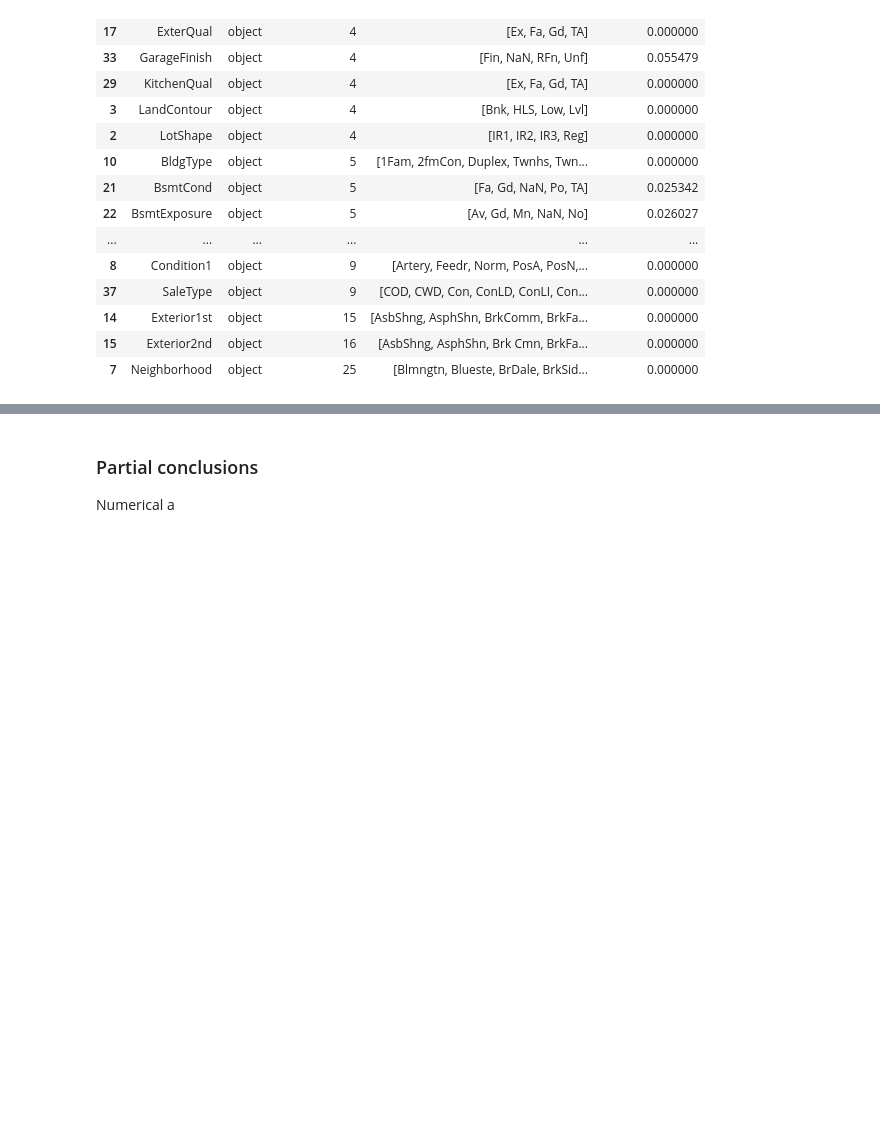
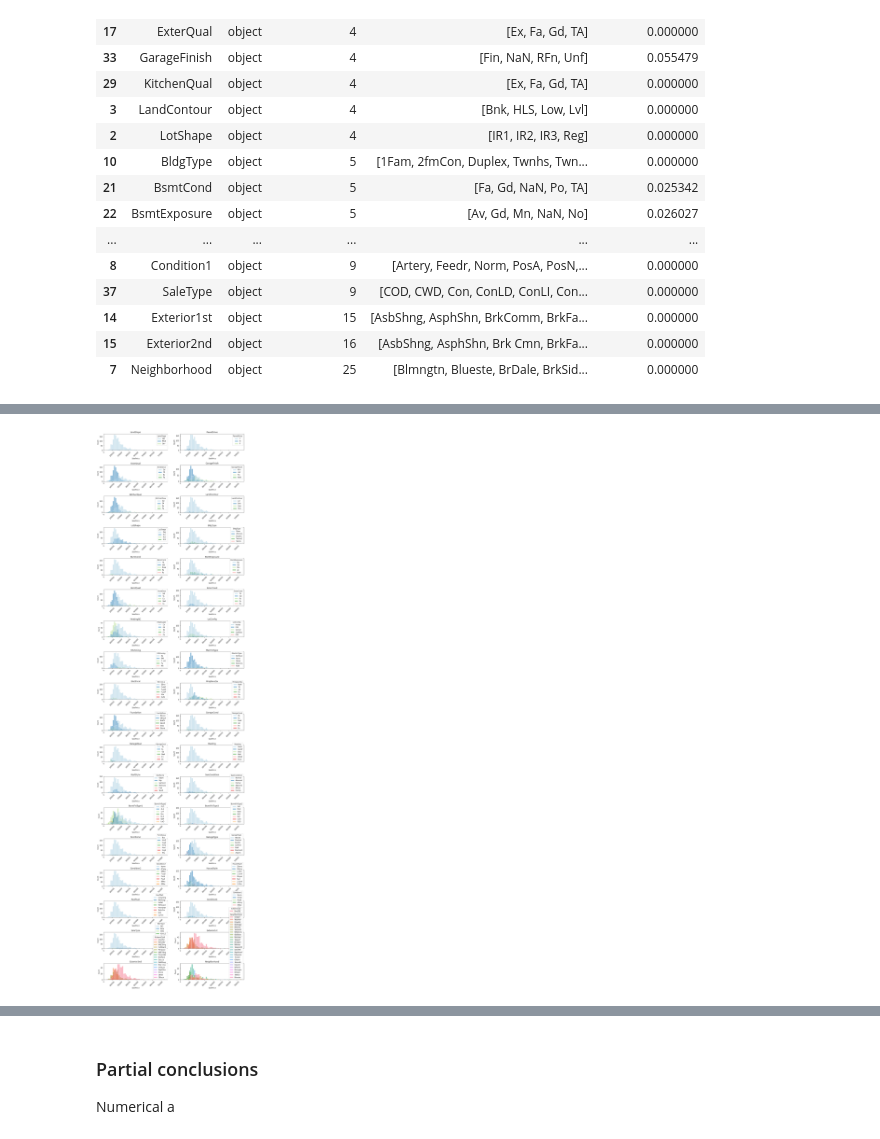
Before and after one commit to guyrux/house_prices_regression, a Jupyter notebook: notebooks/1_business_data_understanding_suto.ipynb, the cells around one changed output, grey strips where cells are left out. Cells and saved outputs as stored; diff of their text form; code cells hidden in the pictures; blank space fills up the shorter version.

```diff
--- a/notebooks/1_business_data_understanding_suto.ipynb
+++ b/notebooks/1_business_data_understanding_suto.ipynb
@@ -438,3 +439,37 @@ for i, feature in enumerate(categorical_features):
+# %%
+categorical_features = cardinalidade(df_evaluation.select_dtypes(include='object')).loc[
+    (cardinalidade(df_evaluation.select_dtypes(include='object'))['Cardinalidade']>cardinalidade_min) &
+    (cardinalidade(df_evaluation.select_dtypes(include='object'))['Cardinalidade']<=cardinalidade_max), 'Atributo'
+].tolist()
+
+ncols = 2
+nrows = len(categorical_features)//ncols
+
+f = plt.figure(figsize=(15, 60))
+# f.subtitle('SalePrice per Categorical attributes')
+sns.set_palette("Paired")
+
+gs = f.add_gridspec(
+    nrows=nrows, ncols=ncols, wspace=.2, hspace=.9
+)
+
+row = col = 0
+for i, feature in enumerate(categorical_features):
+    with sns.axes_style("ticks"):
+        ax = f.add_subplot(gs[row, col])
+        ax = sns.histplot(data=df_evaluation, x="SalePrice", hue=feature);
+        ax.set(
+            title=feature, xlabel="SalePrice"
+        )
+        plt.xticks(rotation=45)
+#         ax.get_legend().set_visible(False)
+        if (i+1)%ncols!=0:
+            col += 1
+        else:
+            col = 0
+            row+=1
+# %% [output]
+[figure, added]
 # %%
 categorical_features
 # %% [output]
```
Also changed, not shown: parts of 4 cells of this notebook, 6 other files.
